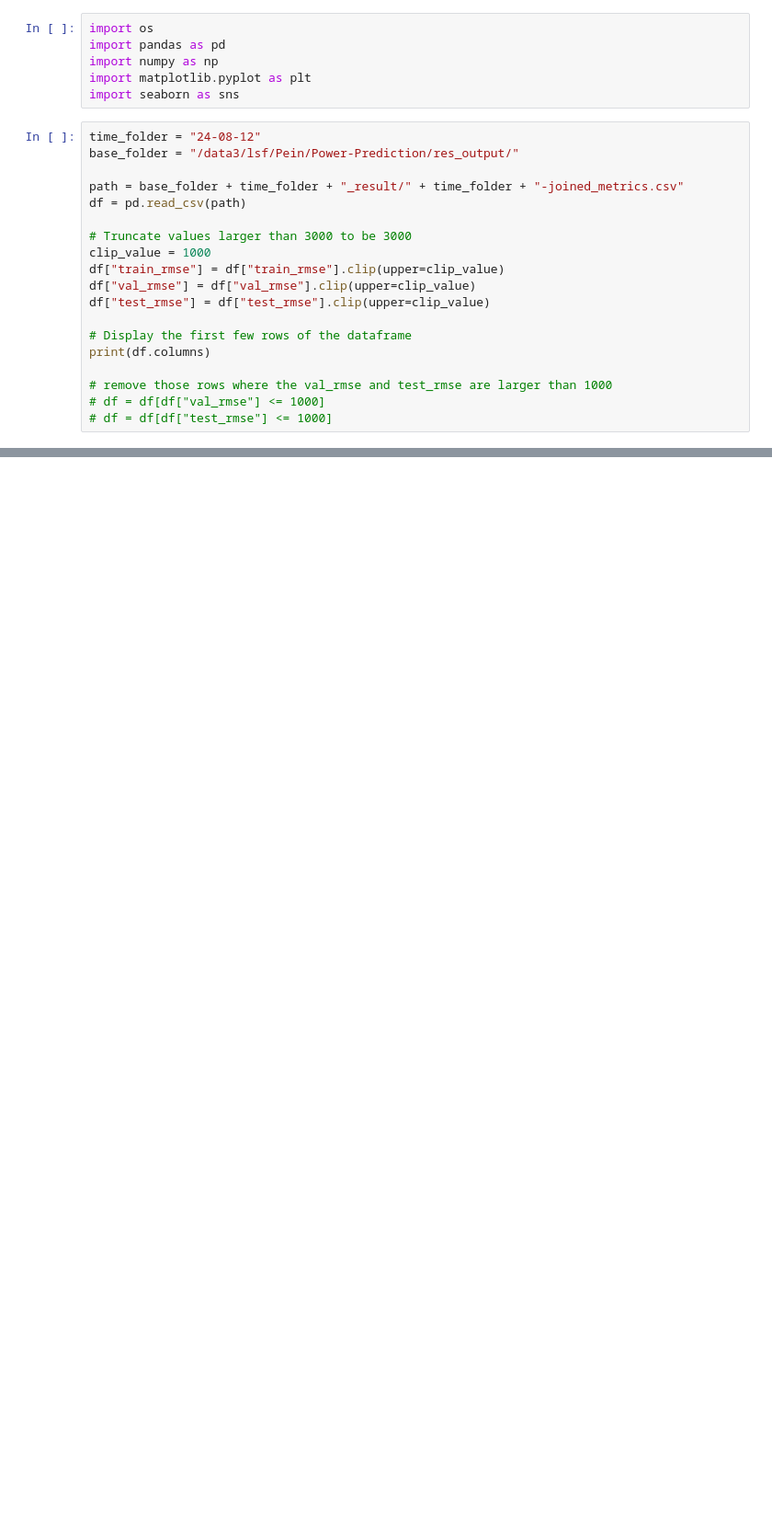
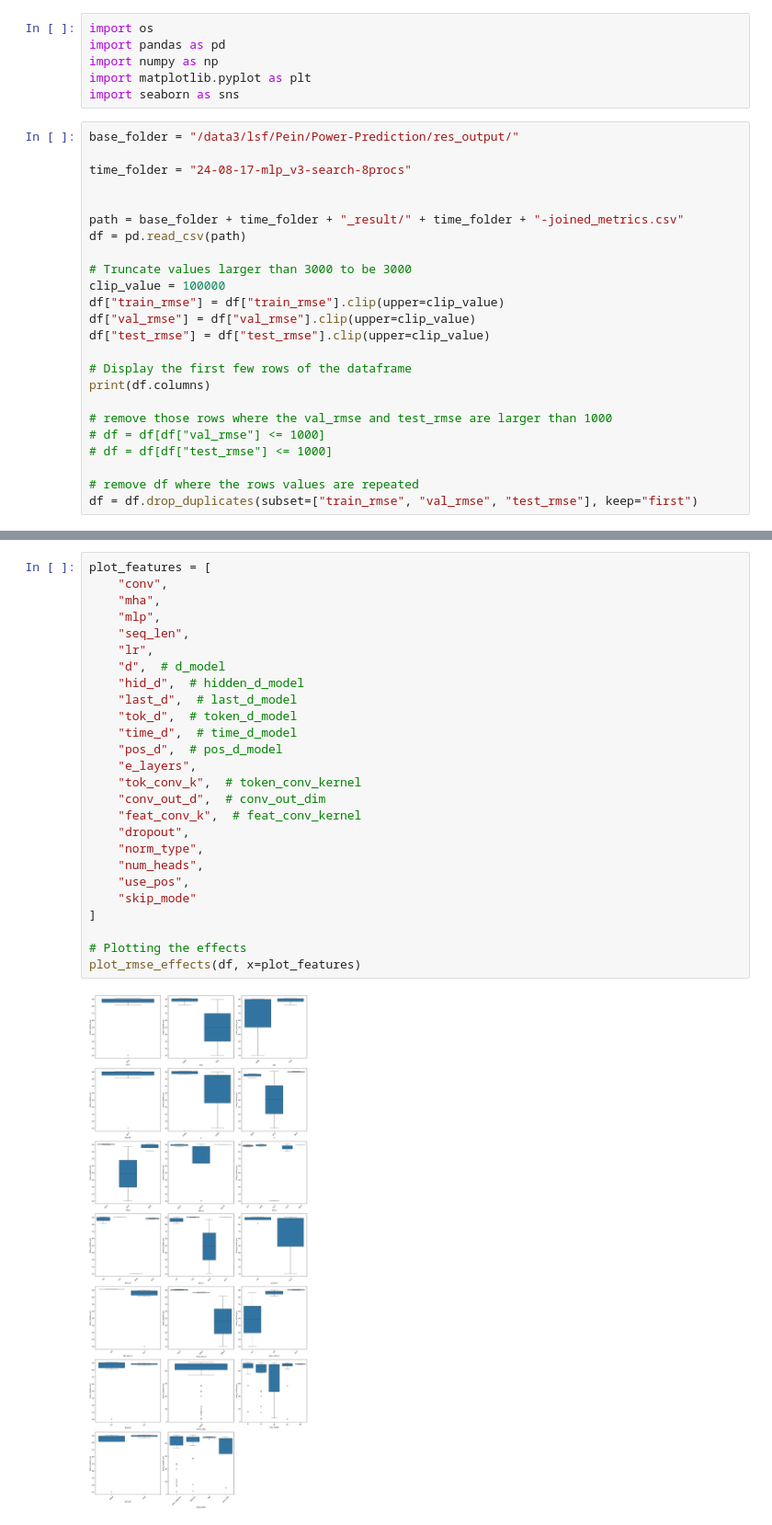
Before and after one commit to Pein2017/Wind-Power-Prediction, a Jupyter notebook: results_analysis/metrics_settings_analysis.ipynb, the cells around one changed output, grey strips where cells are left out. Shown: that part at 92% size. Saved outputs shown, nothing was run; the diff lists cells and outputs as text; blank space fills up the shorter version.

Commit message:
Search with different skip connection and norm types.

```diff
--- a/results_analysis/metrics_settings_analysis.ipynb
+++ b/results_analysis/metrics_settings_analysis.ipynb
@@ -5,14 +5,16 @@ import numpy as np
 import matplotlib.pyplot as plt
 import seaborn as sns
 # %%
-time_folder = "24-08-12"
 base_folder = "/data3/lsf/Pein/Power-Prediction/res_output/"
+
+time_folder = "24-08-17-mlp_v3-search-8procs"
+
 
 path = base_folder + time_folder + "_result/" + time_folder + "-joined_metrics.csv"
 df = pd.read_csv(path)
 
 # Truncate values larger than 3000 to be 3000
-clip_value = 1000
+clip_value = 100000
 df["train_rmse"] = df["train_rmse"].clip(upper=clip_value)
 df["val_rmse"] = df["val_rmse"].clip(upper=clip_value)
 df["test_rmse"] = df["test_rmse"].clip(upper=clip_value)
@@ -23,6 +25,9 @@ print(df.columns)
 # remove those rows where the val_rmse and test_rmse are larger than 1000
 # df = df[df["val_rmse"] <= 1000]
 # df = df[df["test_rmse"] <= 1000]
+
+# remove df where the rows values are repeated
+df = df.drop_duplicates(subset=["train_rmse", "val_rmse", "test_rmse"], keep="first")
 # %% [output]
 Index(['exp_date', 'train_rmse', 'train_custom_acc', 'val_rmse_for_best_train',
        'val_custom_acc_for_best_train', 'test_rmse_for_best_train',
@@ -103,0 +78,28 @@ plot_rmse_effects(df, x=["seq_len", "lr", "hid_d", "last_d", "bs","norm_type","n
+# %%
+plot_features = [
+    "conv",
+    "mha",
+    "mlp",
+    "seq_len",
+    "lr",
+    "d",  # d_model
+    "hid_d",  # hidden_d_model
+    "last_d",  # last_d_model
+    "tok_d",  # token_d_model
+    "time_d",  # time_d_model
+    "pos_d",  # pos_d_model
+    "e_layers",
+    "tok_conv_k",  # token_conv_kernel
+    "conv_out_d",  # conv_out_dim
+    "feat_conv_k",  # feat_conv_kernel
+    "dropout",
+    "norm_type",
+    "num_heads",
+    "use_pos",
+    "skip_mode"
+]
+
+# Plotting the effects
+plot_rmse_effects(df, x=plot_features)
+# %% [output]
+[figure, added]
```
Also changed, not shown: parts of 10 cells of this notebook, 34 other files.
